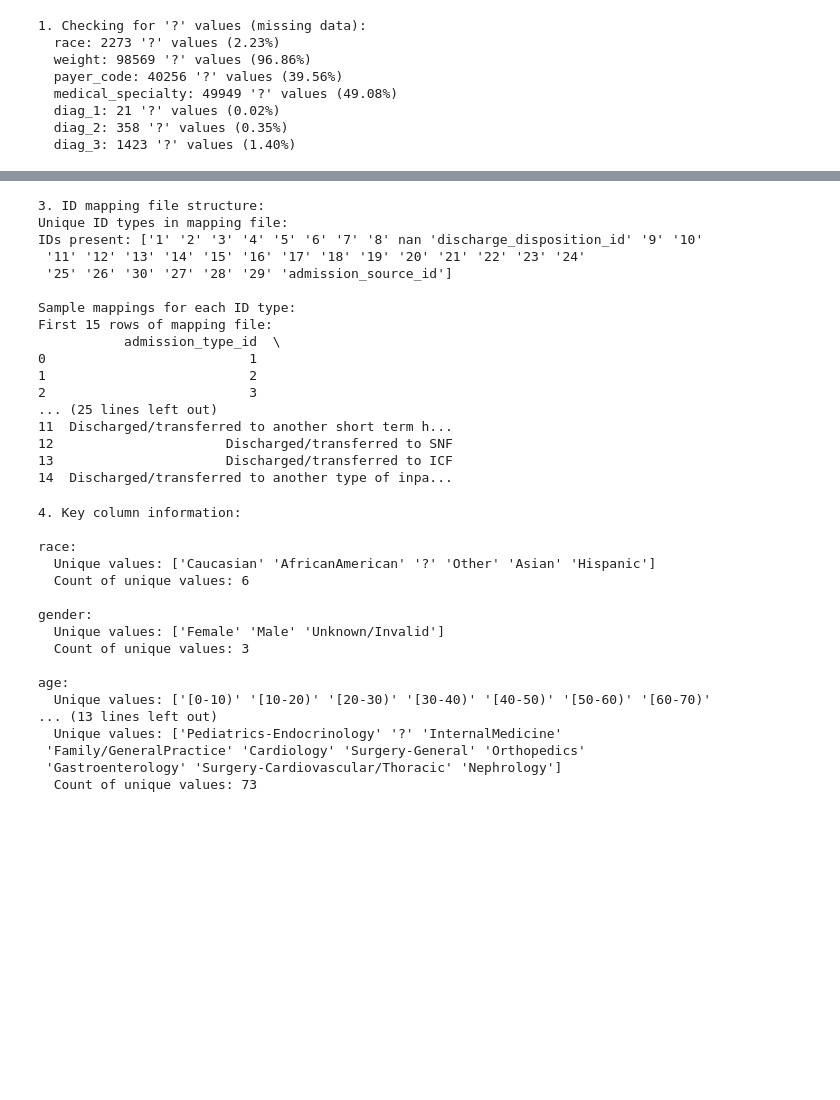
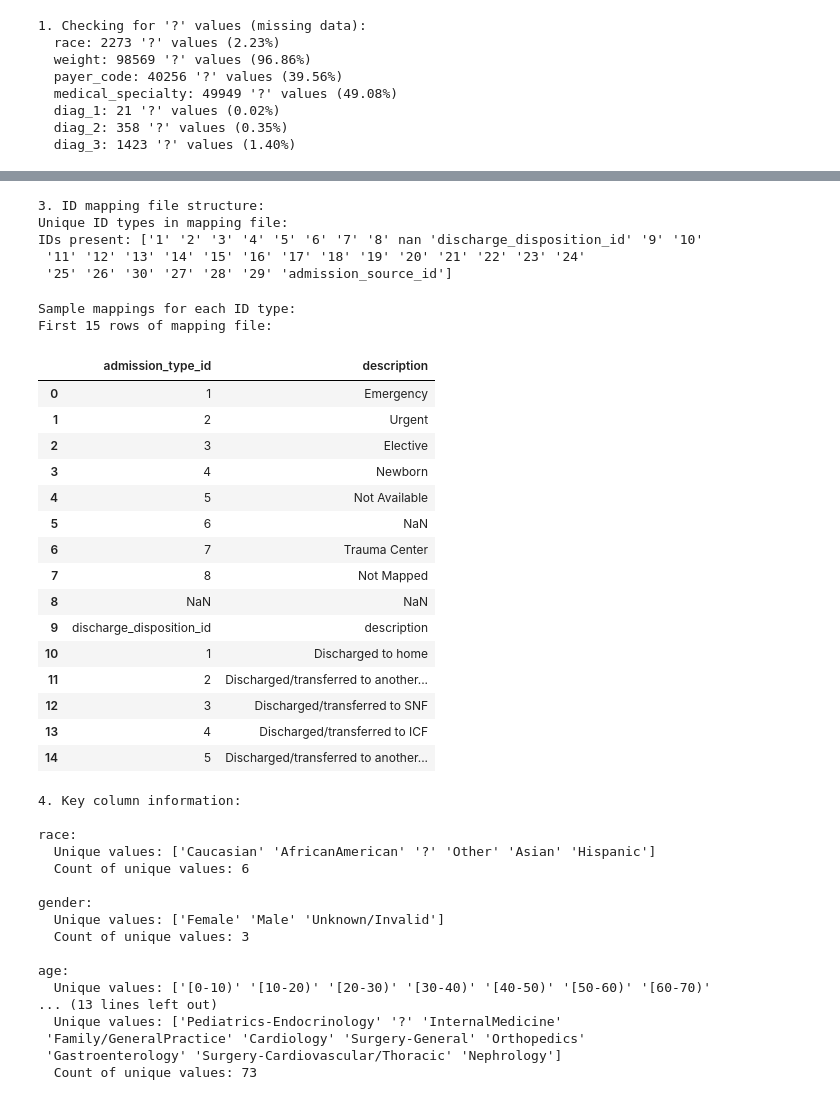
Before and after one commit to Faithkanyuki/Moringa_CapStone_Project, a Jupyter notebook: Kenya_Diabetes_Readmission_ML.ipynb, the cells around one changed output, grey strips where cells are left out. Saved outputs shown, nothing was run; the diff lists cells and outputs as text; code cells hidden in the pictures; blank space fills up the shorter version.

```diff
--- a/Kenya_Diabetes_Readmission_ML.ipynb
+++ b/Kenya_Diabetes_Readmission_ML.ipynb
@@ -285,33 +282,40 @@ Name: readmitted, dtype: float64
+# %%
+# 3. Check ID mapping structure
+print("\n3. ID mapping file structure:")
+print("Unique ID types in mapping file:")
+unique_mappings = id_mapping['admission_type_id'].unique()
+print(f"IDs present: {unique_mappings}")
+# %% [output]
+3. ID mapping file structure:
+Unique ID types in mapping file:
+IDs present: ['1' '2' '3' '4' '5' '6' '7' '8' nan 'discharge_disposition_id' '9' '10'
+ '11' '12' '13' '14' '15' '16' '17' '18' '19' '20' '21' '22' '23' '24'
+ '25' '26' '30' '27' '28' '29' 'admission_source_id']
 # %%
-# 3. Check ID mapping structure
-print("\n3. ID mapping file structure:")
-print("Unique ID types in mapping file:")
-unique_mappings = id_mapping['admission_type_id'].unique()
-print(f"IDs present: {unique_mappings}")
-
 # Check what each column represents
 print("\nSample mappings for each ID type:")
 # Assuming the mapping file has all mappings combined, let's see what we have
 print("First 15 rows of mapping file:")
-print(id_mapping.head(15))
+id_mapping.head(15)
 # %% [output]
-3. ID mapping file structure:
-Unique ID types in mapping file:
-IDs present: ['1' '2' '3' '4' '5' '6' '7' '8' nan 'discharge_disposition_id' '9' '10'
- '11' '12' '13' '14' '15' '16' '17' '18' '19' '20' '21' '22' '23' '24'
- '25' '26' '30' '27' '28' '29' 'admission_source_id']
-
 Sample mappings for each ID type:
 First 15 rows of mapping file:
-           admission_type_id  \
-0                          1
-1                          2
-2                          3
-... (25 lines left out)
-11  Discharged/transferred to another short term h...
-12                      Discharged/transferred to SNF
-13                      Discharged/transferred to ICF
-14  Discharged/transferred to another type of inpa...
+|  | admission_type_id | description |
+| 0 | 1 | Emergency |
+| 1 | 2 | Urgent |
+| 2 | 3 | Elective |
+| 3 | 4 | Newborn |
+| 4 | 5 | Not Available |
+| 5 | 6 | NaN |
+| 6 | 7 | Trauma Center |
+| 7 | 8 | Not Mapped |
+| 8 | NaN | NaN |
+| 9 | discharge_disposition_id | description |
+| 10 | 1 | Discharged to home |
+| 11 | 2 | Discharged/transferred to another... |
+| 12 | 3 | Discharged/transferred to SNF |
+| 13 | 4 | Discharged/transferred to ICF |
+| 14 | 5 | Discharged/transferred to another... |
 # %%
 # 4. Check data types and unique values for key columns
 print("\n4. Key column information:")
```
Also changed, not shown: parts of 17 cells of this notebook.
